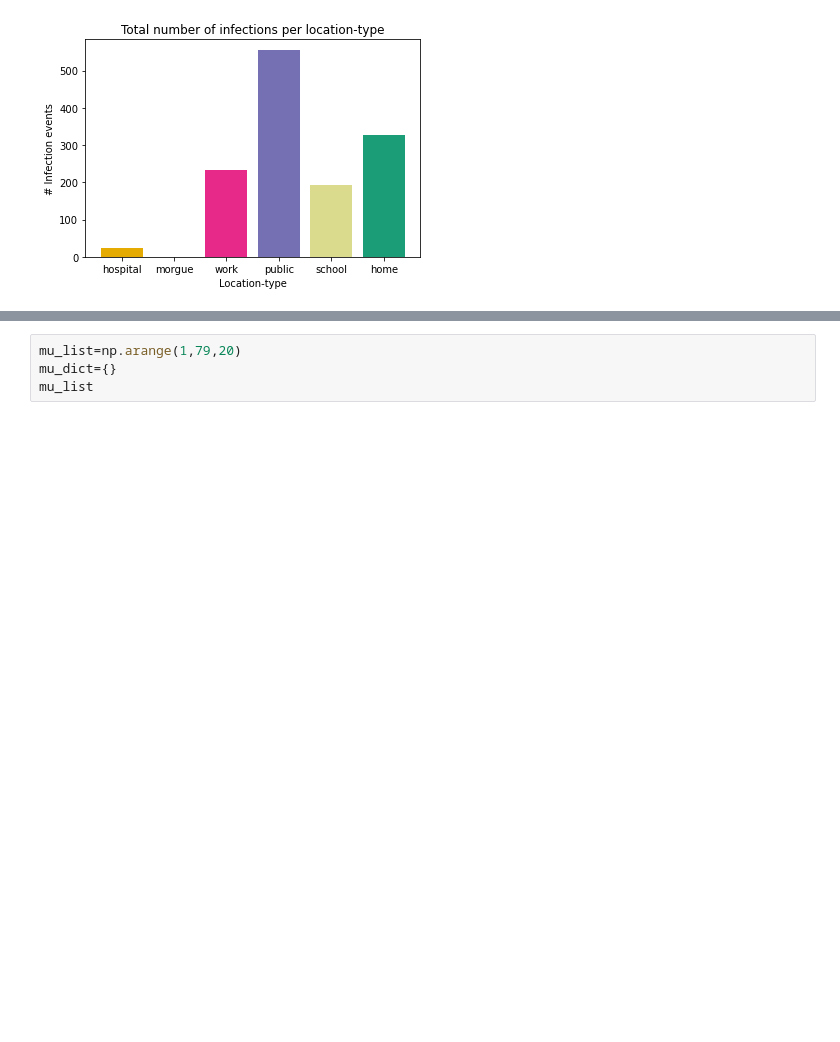
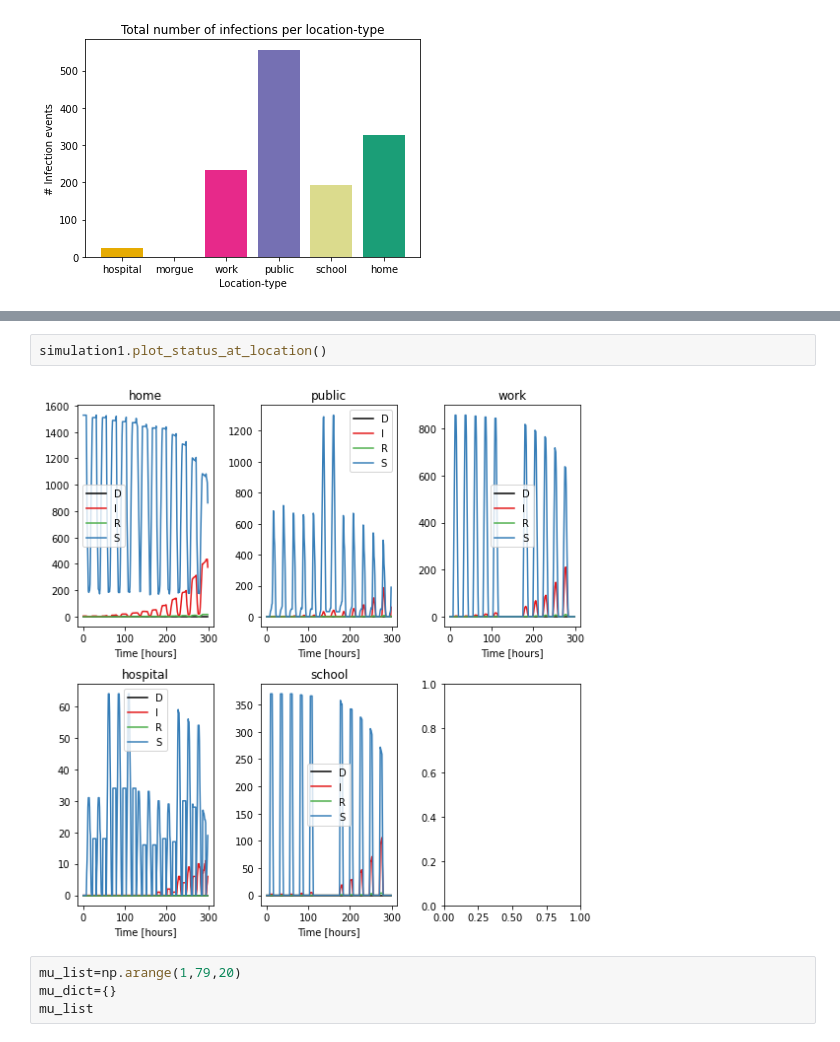
Before and after one commit to joba-1/Corona_Model, a Jupyter notebook: RUN_CoronaABM_2.ipynb, the cells around one changed output, grey strips where cells are left out. Cells and saved outputs as stored; diff of their text form; blank space fills up the shorter version.

```diff
--- a/RUN_CoronaABM_2.ipynb
+++ b/RUN_CoronaABM_2.ipynb
@@ -73,3 +71,7 @@ simulation2.plot_infections_per_location_type(relative_to_building_number=False)
+# %%
+simulation1.plot_status_at_location()
+# %% [output]
+[figure, added]
 # %%
 mu_list=np.arange(1,79,20)
 mu_dict={}
```
Also changed, not shown: parts of 9 cells of this notebook, 1 other file.
